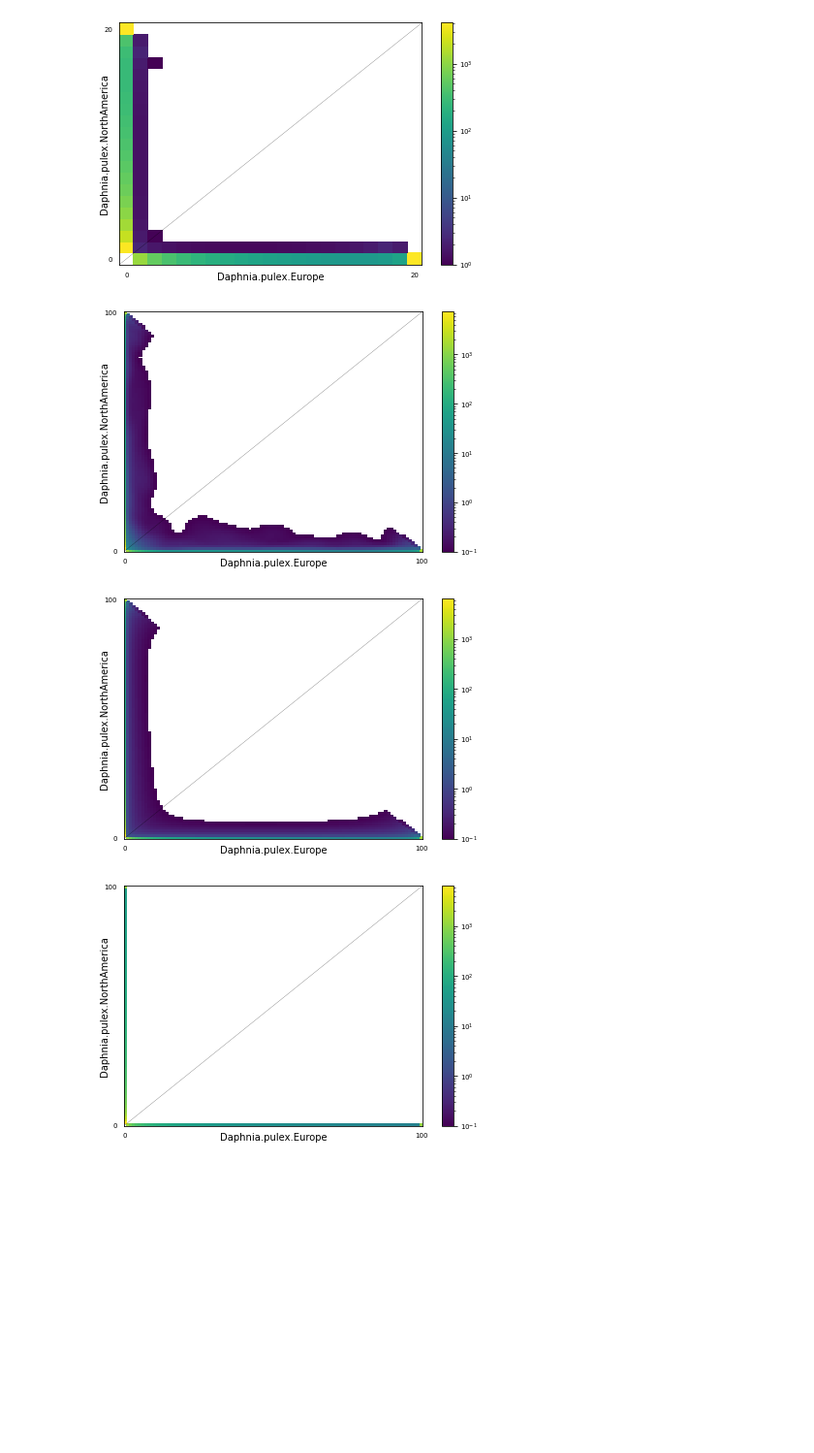
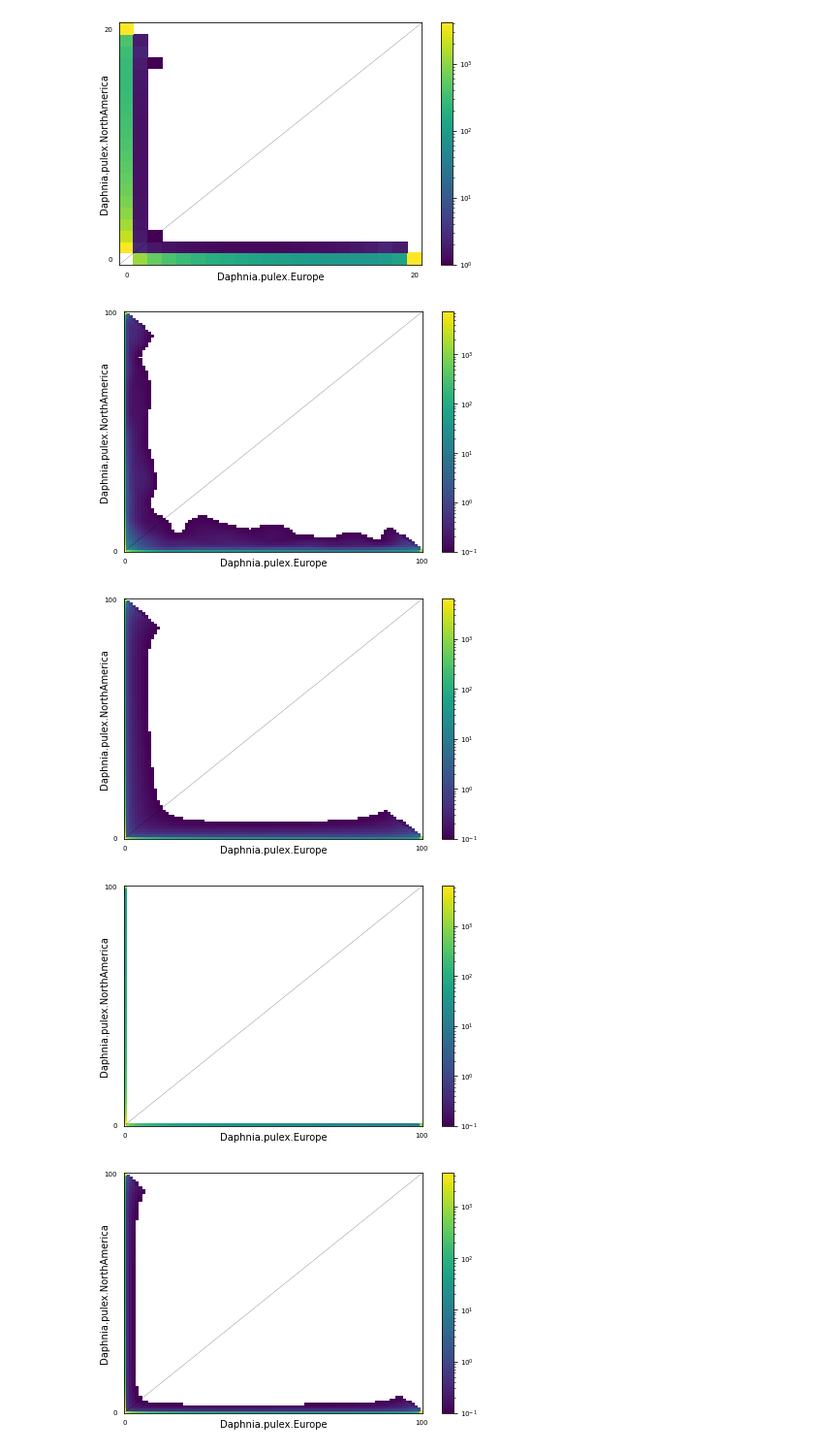
Before and after one commit to DavidB256/connor, a Jupyter notebook: visualize_sfss.ipynb, the cells around one changed output. Shown at 97% size. Saved outputs shown, nothing was run; the diff lists cells and outputs as text; code cells hidden in the pictures; blank space fills up the shorter version.

```diff
--- a/visualize_sfss.ipynb
+++ b/visualize_sfss.ipynb
@@ -75,33 +75,41 @@ with open('sfss/fs_true', 'wb') as f:
 # %% [output]
 [figure]
 # %%
+# Repeat initial modeling and visualization pipeline, but with ns=[100, 100] instead of ns=[20, 20]
 ns = [100, 100]
 pop_ids = ["Daphnia.pulex.NorthAmerica", "Daphnia.pulex.Europe"]
+
+def plot_and_save(fs, fs_name, fs_data, vmin=0.1):
+    theta = moments.Inference.optimal_sfs_scaling(fs, fs_data)
+    moments.Plotting.plot_single_2d_sfs(fs * theta, vmin=vmin, cmap="viridis", out=fs_name)
+    np.savetxt("sfs_csvs/" + fs_name + ".csv", fs, delimiter=",")
+    with open("sfss/" + fs_name + ".npy", "wb") as f:
+        np.save(f, (fs * theta).data)
+
 fs_data_100 = moments.Spectrum.from_data_dict(data_dict, pop_ids=pop_ids,
                                           projections=ns,
                                           polarized=False)
-
-moments.Plotting.plot_single_2d_sfs(fs_data_100, vmin=0.1, cmap="viridis", out="fs_data_100")
-np.savetxt("sfs_output/fs_data_100.csv", fs_data_100, delimiter=",")
+plot_and_save(fs_data_100, "fs_data_100", fs_data_100)
 
 params = [7.068884, 1.148476, 9.974259, 0.007646469]
 fs_split_mig_model_100 = moments.Demographics2D.split_mig(params,
                                                       ns,
                                                       pop_ids=pop_ids).fold()
-
-theta = moments.Inference.optimal_sfs_scaling(fs_split_mig_model_100, fs_data_100)
-moments.Plotting.plot_single_2d_sfs(fs_split_mig_model_100 * theta, vmin = 0.1, cmap="viridis", out="fs_split_mig_model_100")
-np.savetxt("sfs_output/fs_split_mig_model_100.csv", fs_split_mig_model_100 * theta, delimiter=",")
+plot_and_save(fs_split_mig_model_100, "fs_split_mig_model_100", fs_data_100)
 
 params = [1.217047, 0.2206743, 0.6808528, 0]
 fs_split_no_mig_model_100 = moments.Demographics2D.split_mig(params,
                                                          ns,
                                                          pop_ids=pop_ids).fold()
+plot_and_save(fs_split_no_mig_model_100, "fs_split_no_mig_model_100", fs_data_100)
 
-theta = moments.Inference.optimal_sfs_scaling(fs_split_no_mig_model_100, fs_data_100)
-moments.Plotting.plot_single_2d_sfs(fs_split_no_mig_model_100 * theta, vmin=0.1, cmap="viridis", out="fs_split_no_mig_model_100")
-np.savetxt("sfs_output/fs_split_no_mig_model_100.csv", fs_split_no_mig_model_100 * theta, delimiter=",")
+params = [700000, 200000, 5000000/2, 1e-8 * 2]
+fs_true_100 = moments.Demographics2D.split_mig(params,
+                                           ns,
+                                           pop_ids=pop_ids).fold()
+plot_and_save(fs_true_100, "fs_true_100", fs_data_100)
 # %% [output]
 [figure]
 [figure]
 [figure]
+[figure, added]
```
Also changed, not shown: parts of 5 cells of this notebook, 12 other files.
